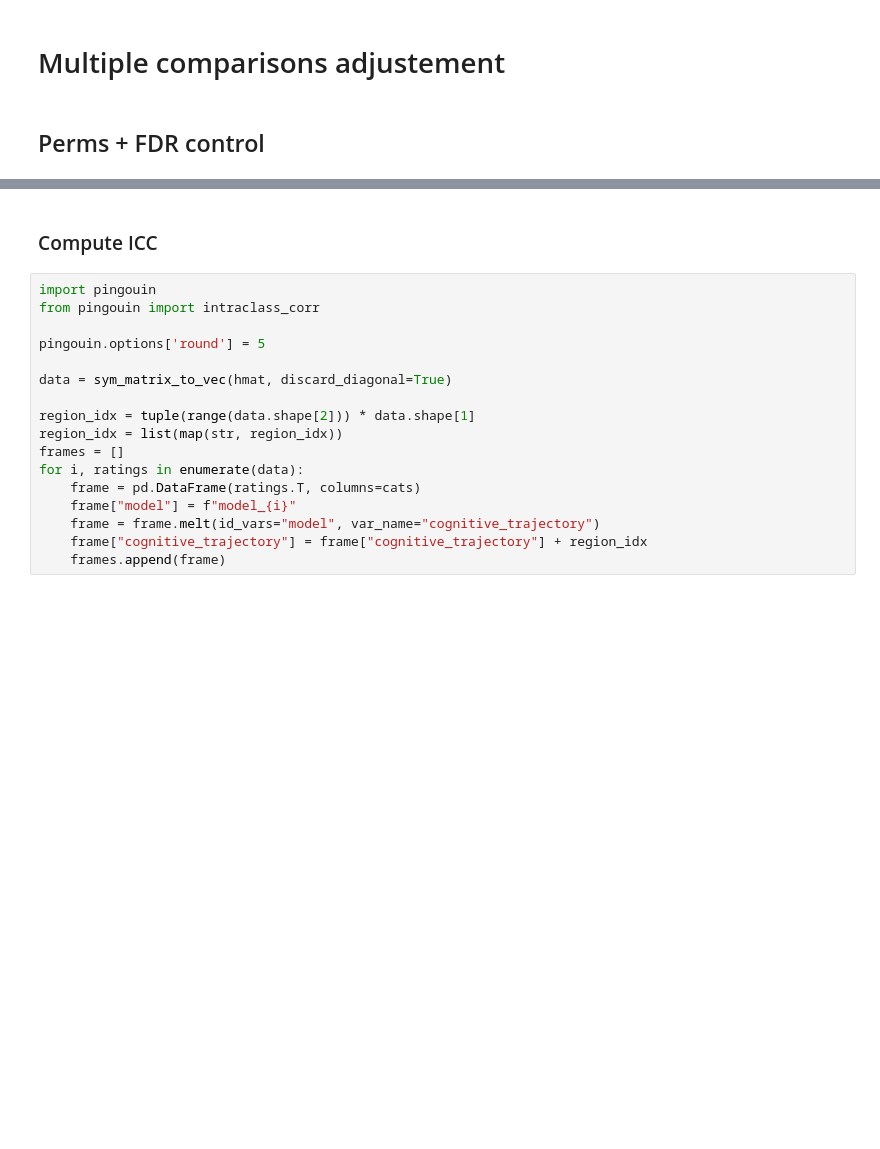
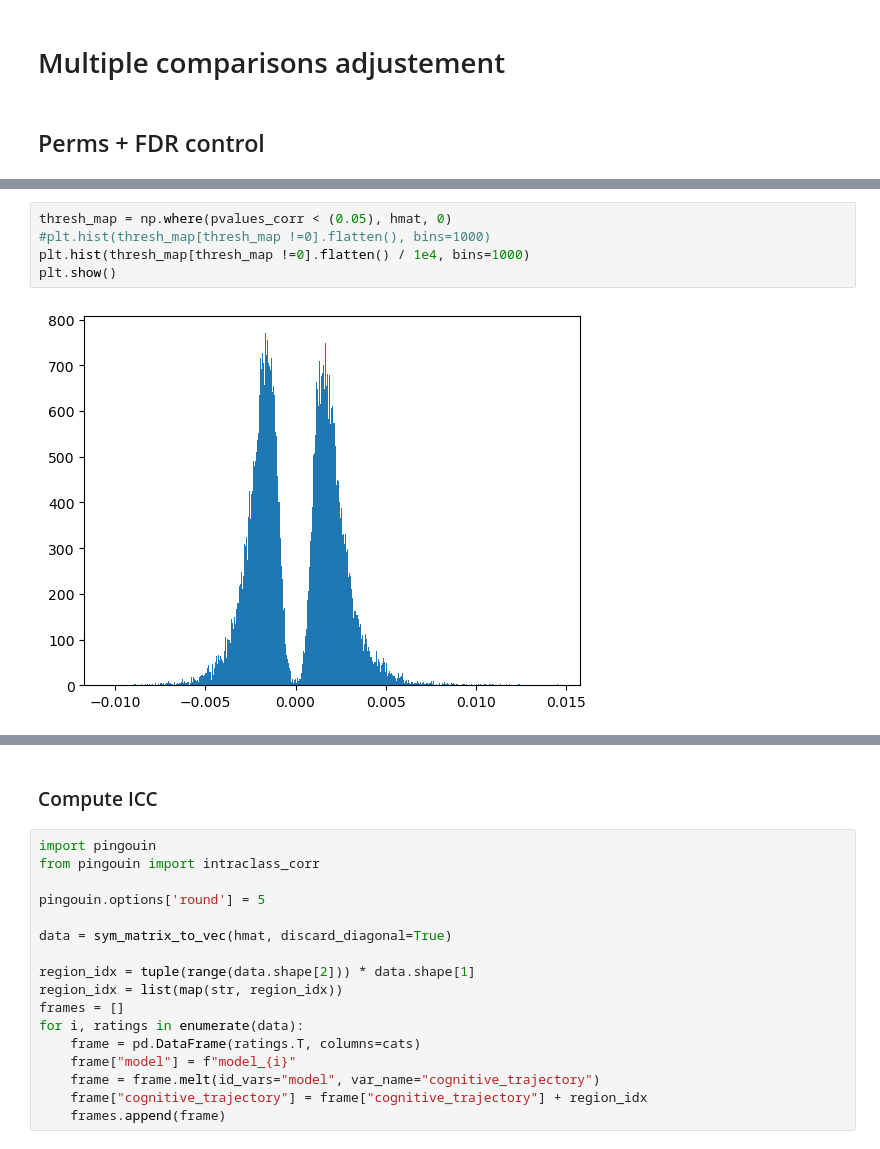
Before and after one commit to jonathan-legrand/memento-postproc, a Jupyter notebook: predict_cluster_fc.ipynb, the cells around one changed output, grey strips where cells are left out. Saved outputs shown, nothing was run; the diff lists cells and outputs as text; blank space fills up the shorter version.

```diff
--- a/predict_cluster_fc.ipynb
+++ b/predict_cluster_fc.ipynb
@@ -393,0 +314,7 @@ def plot_haufe_pattern_no_cv(hmat, disp_atlas, cats):
+# %%
+thresh_map = np.where(pvalues_corr < (0.05), hmat, 0)
+#plt.hist(thresh_map[thresh_map !=0].flatten(), bins=1000)
+plt.hist(thresh_map[thresh_map !=0].flatten() / 1e4, bins=1000)
+plt.show()
+# %% [output]
+[figure, added]
```
Also changed, not shown: parts of 19 cells of this notebook, 2 other files.
